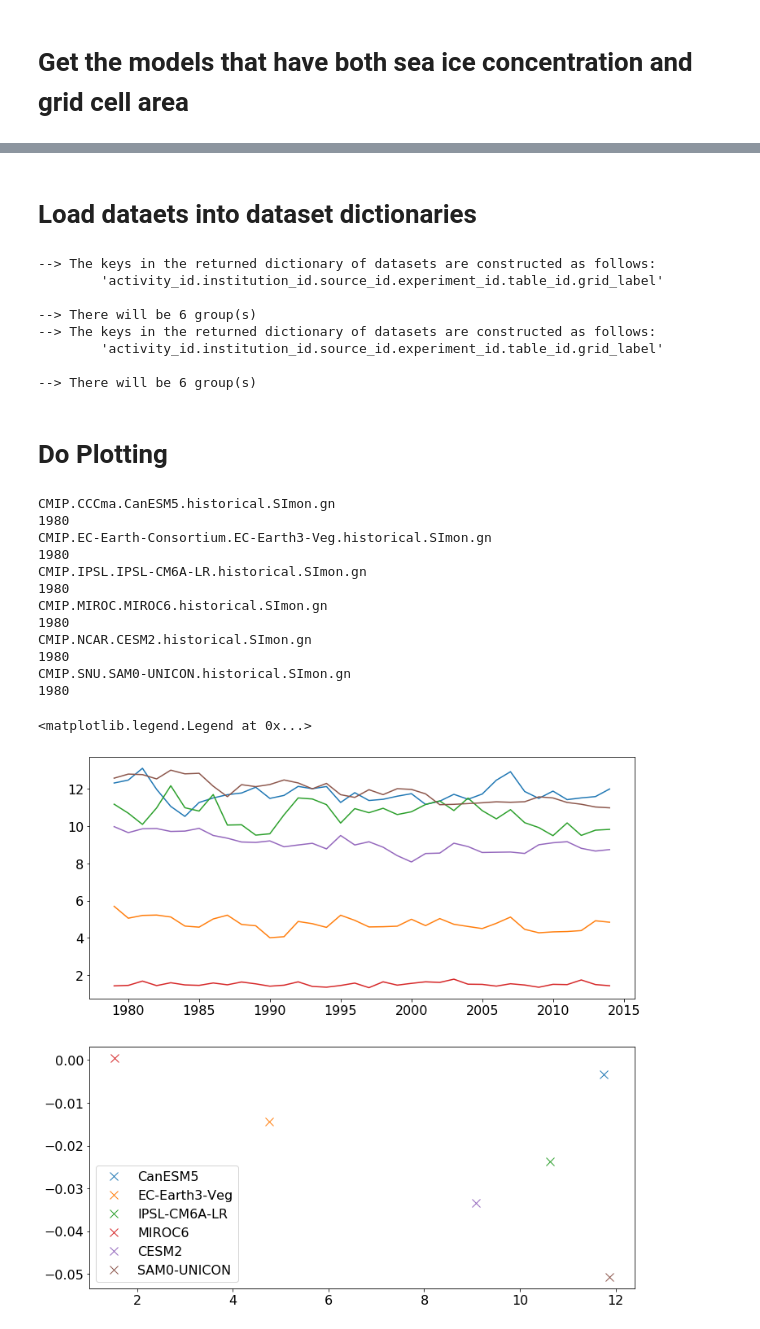
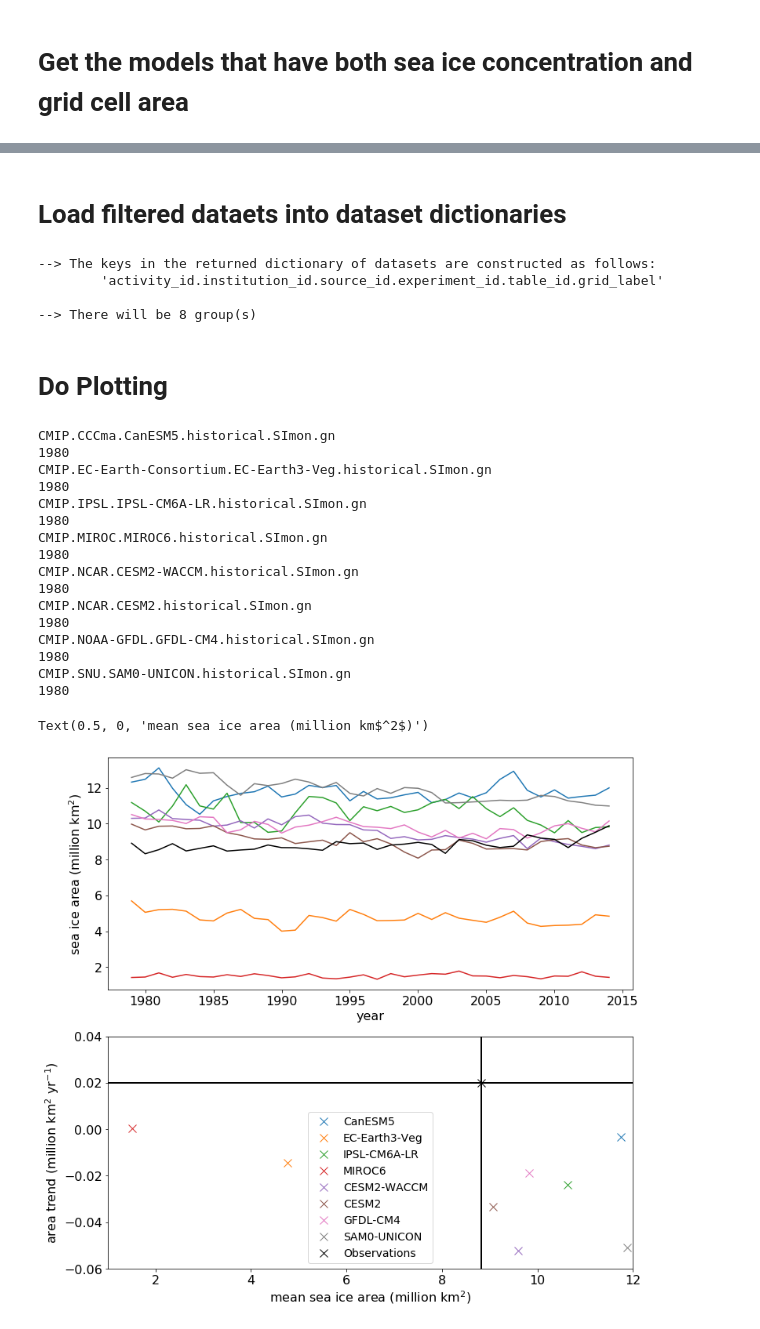
Before and after one commit to s-ragen/cmip6hack-so-project, a Jupyter notebook: notebooks/sitseries.ipynb, the cells around one changed output, grey strips where cells are left out. Drawn from its saved outputs; the diff is of its cells as text; code cells hidden in the pictures.

Commit message:
done with figure

```diff
--- a/notebooks/sitseries.ipynb
+++ b/notebooks/sitseries.ipynb
@@ -30,15 +60,21 @@ cat_dict = cat.unique()
 # %% [markdown]
 # Get the models that have both sea ice concentration and grid cell area
 # %%
-cat2 = col.search(variable_id='areacello', experiment_id='historical', grid_label='gn')
+cat2 = col.search(variable_id='areacello', grid_label='gn')
 cat2_dict = cat2.unique()
 
 model1 = cat_dict['source_id']['values']
-model2 = cat2_dict['source_id']['values']
+model2 = get_areacello(col)
 
 # Use intersection to find the entries that are in both lists
-modelsboth = set(model1).intersection(model2)
+modelsboth = set(model1).intersection(list(model2.keys()))
 modelsboth
 
 cat_filtered = cat.search(source_id=list(modelsboth))
-cat2_filtered = cat2.search(source_id=list(modelsboth))
+
+ds_dict2 = dict()
+for model in modelsboth:
+    cat2_filtered = cat2.search(source_id=model, member_id=model2[model][0], experiment_id=model2[model][1])
+    tmpdict = cat2_filtered.to_dataset_dict(zarr_kwargs={'consolidated': True, 'decode_times': False},
+                                            cdf_kwargs={'chunks': {}, 'decode_times': True})
+    ds_dict2.update(tmpdict)
@@ -45,25 +99,34 @@ cat2_filtered = cat2.search(source_id=list(modelsboth))
 # %% [markdown]
-# Load dataets into dataset dictionaries
+# Load filtered dataets into dataset dictionaries
 # %%
 ds_dict = cat_filtered.to_dataset_dict(zarr_kwargs={'consolidated': True, 'decode_times': False},
                                        cdf_kwargs={'chunks': {}, 'decode_times': True})
-ds_dict2 = cat2_filtered.to_dataset_dict(zarr_kwargs={'consolidated': True, 'decode_times': False},
-                                         cdf_kwargs={'chunks': {}, 'decode_times': True})
+# ds_dict2 = cat2_filtered.to_dataset_dict(zarr_kwargs={'consolidated': True, 'decode_times': False},
+#                                          cdf_kwargs={'chunks': {}, 'decode_times': True})
 # %% [output]
 --> The keys in the returned dictionary of datasets are constructed as follows:
         'activity_id.institution_id.source_id.experiment_id.table_id.grid_label'
 
---> There will be 6 group(s)
---> The keys in the returned dictionary of datasets are constructed as follows:
-        'activity_id.institution_id.source_id.experiment_id.table_id.grid_label'
-
---> There will be 6 group(s)
+--> There will be 8 group(s)
 # %% [markdown]
 # Do Plotting
 # %%
+mpl.rcParams['font.size'] = 16
+mpl.rcParams['figure.figsize'] = 12, 12
+
+def get_trend(siarea):
+    time = np.arange(1979, 2015)
+
+    p = np.polyfit(time, siarea, 1)
+    trend = p[0]
+
+    return trend
+
 # Keys for the sea ice area and cell area dataset dictionaries
 sikeys = list(ds_dict.keys())
 okeys = list(ds_dict2.keys())
+sikeys.sort()
+okeys.sort()
 
 modlist = list()
 
@@ -80,40 +143,67 @@ for n in np.arange(len(sikeys)):
     print(ds.time.shape[0])
     ds2 = ds_dict2[okeys[n]].squeeze()
     siconc = ds['siconc']
-    siconc = ds['siconc'][-432:, :int(ds[siconc.dims[2]].shape[0]/2), :]
+    siconc = ds['siconc'][-432:, :int(ds[siconc.dims[1]].shape[0]/2), :]
 
     if 'member_id' not in ds2.dims:
-        areacell = ds2['areacello'][:int(ds[siconc.dims[2]].shape[0]/2), :]
+        areacell = ds2['areacello'][:int(ds[siconc.dims[1]].shape[0]/2), :]
     else:
-        areacell = ds2['areacello'][0, :int(ds[siconc.dims[2]].shape[0]/2), :].squeeze()
+        areacell = ds2['areacello'][0, :int(ds[siconc.dims[1]].shape[0]/2), :].squeeze()
 
     siarea = siconc*areacell.data/1e14
     siarea_tseries = np.sum(siarea, axis=(1, 2))
     siarea_ANN = np.mean(np.reshape(np.array(siarea_tseries.data), (12, 36), order='F'), axis=0)
 
     ax1.plot(tANN, siarea_ANN)
 
     modlist.append(sikeys[n].split('.')[2])
 
     trend = get_trend(siarea_ANN)
 
     simag = np.mean(siarea_ANN)
 
     ax2.plot(simag, trend, 'x', markersize=10)
 
-plt.legend(modlist)
+# Load observations
+import pickle as pkl
+with open('../../SHarea.pkl', 'rb') as f:
+    yrs, areaANN = pkl.load(f)
+
+yrs = yrs[:-4]
+areaANN = areaANN[:-4]
+
+trendobs = get_trend(areaANN)
+magobs = np.mean(areaANN)
+
+ax1.plot(yrs, areaANN, 'k')
+ax2.plot(magobs, trendobs, 'kx', markersize=10)
+ax2.plot([magobs, magobs], [-0.07, 0.04], 'k', linewidth=2)
+ax2.plot([0, 13], [trendobs, trendobs], 'k', linewidth=2)
+
+modlist.append('Observations')
+plt.ylim(-0.06, 0.04)
+plt.xlim(1, 12)
+plt.legend(modlist, fontsize=14)
+ax1.set_ylabel('sea ice area (million km$^2$)')
+ax1.set_xlabel('year')
+ax2.set_ylabel('area trend (million km$^2$ yr$^{-1}$)')
+ax2.set_xlabel('mean sea ice area (million km$^2$)')
 # %% [output]
 CMIP.CCCma.CanESM5.historical.SImon.gn
 1980
 CMIP.EC-Earth-Consortium.EC-Earth3-Veg.historical.SImon.gn
 1980
 CMIP.IPSL.IPSL-CM6A-LR.historical.SImon.gn
 1980
 CMIP.MIROC.MIROC6.historical.SImon.gn
 1980
+CMIP.NCAR.CESM2-WACCM.historical.SImon.gn
+1980
 CMIP.NCAR.CESM2.historical.SImon.gn
+1980
+CMIP.NOAA-GFDL.GFDL-CM4.historical.SImon.gn
 1980
 CMIP.SNU.SAM0-UNICON.historical.SImon.gn
 1980
-<matplotlib.legend.Legend at 0x...>
+Text(0.5, 0, 'mean sea ice area (million km$^2$)')
-[figure, old version]
+[figure, new version]
```
Also changed, not shown: parts of 5 cells of this notebook, 2 other files.
